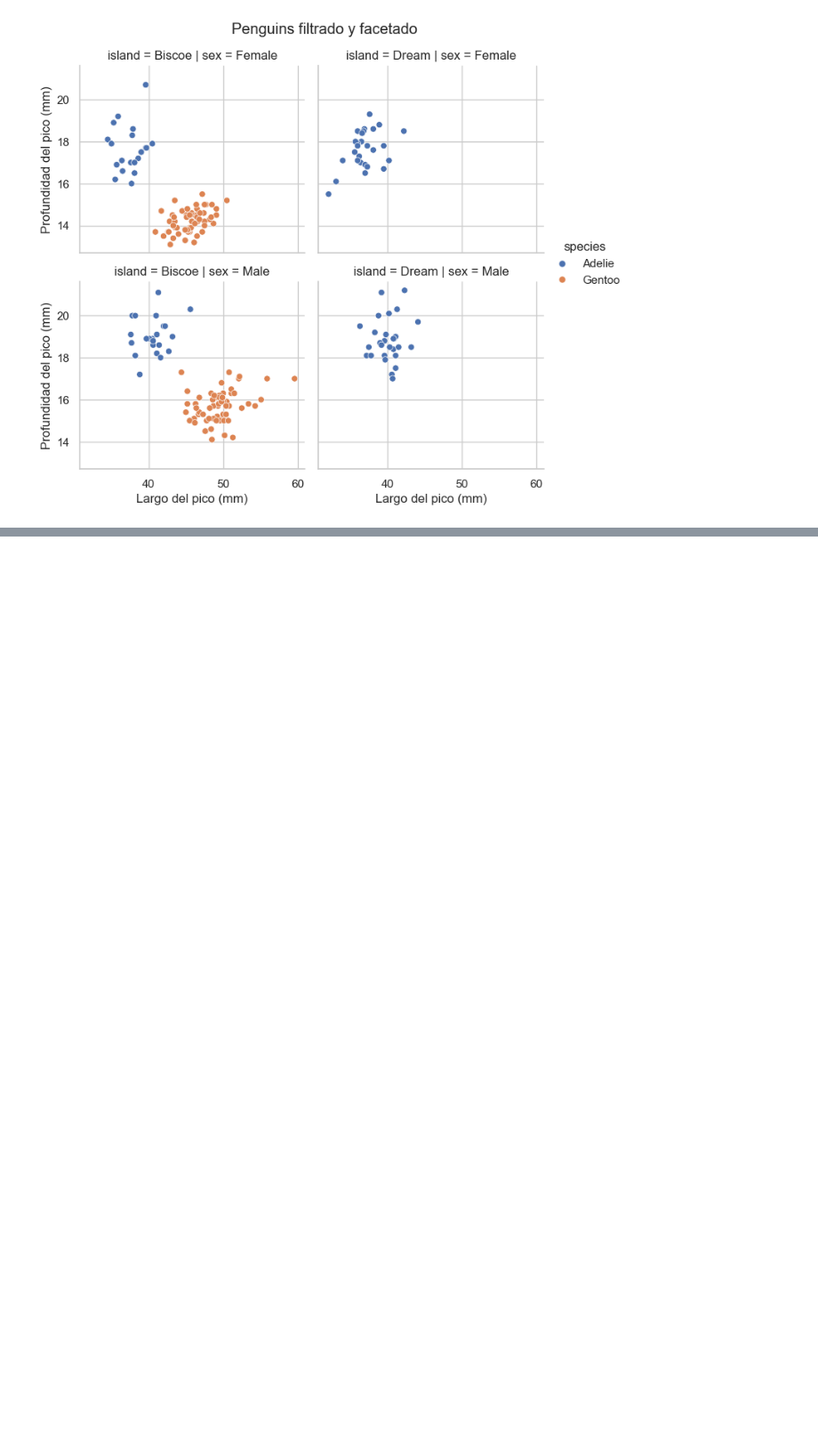
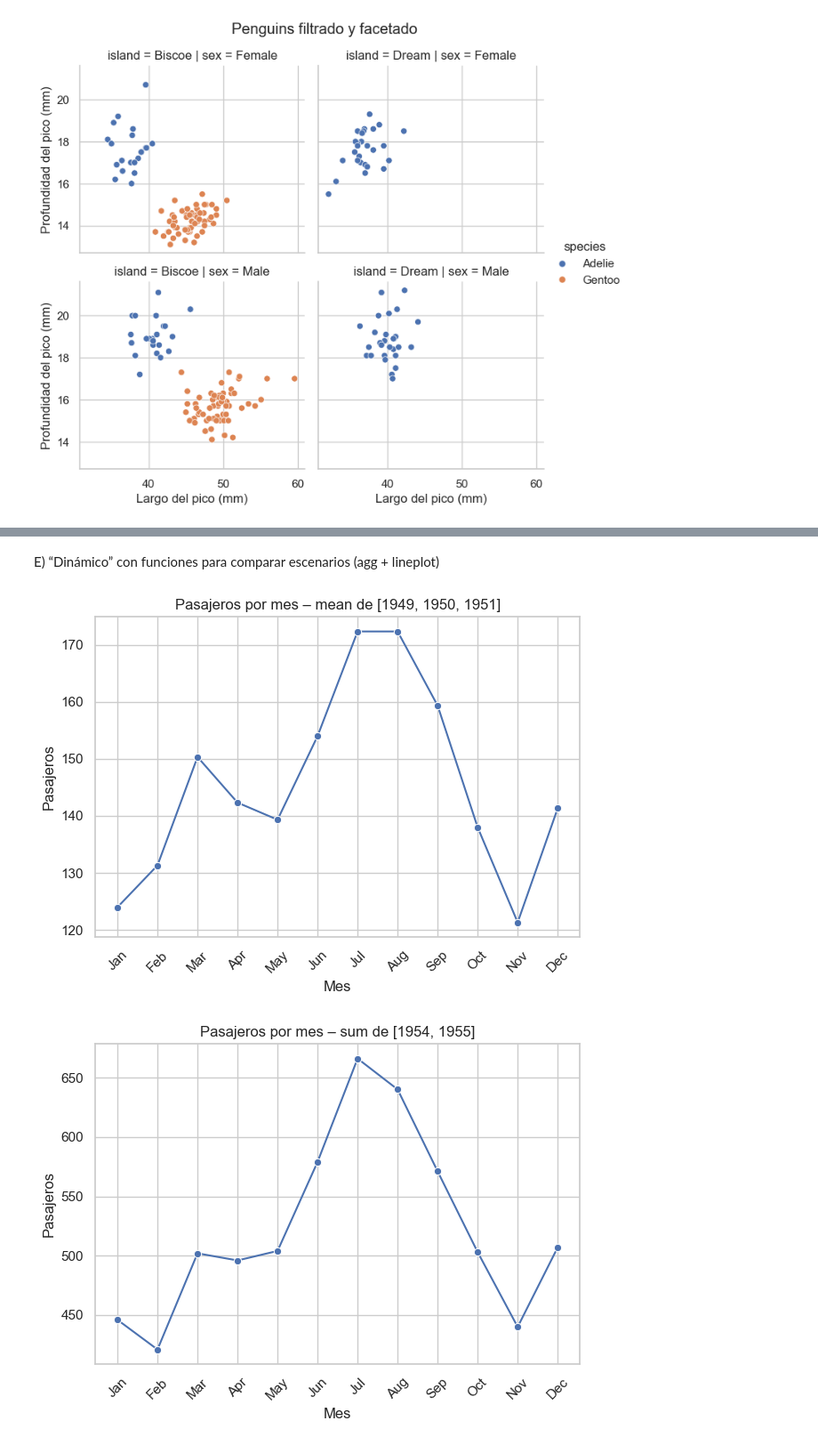
Before and after one commit to wilson-j-insaurralde/Seaborn, a Jupyter notebook: teoria/008_Integración con Pandas.ipynb, the cells around one changed output, grey strips where cells are left out. Shown at 89% size. Drawn from its saved outputs; the diff is of its cells as text; code cells hidden in the pictures; blank space fills up the shorter version.

```diff
--- a/teoria/008_Integración con Pandas.ipynb
+++ b/teoria/008_Integración con Pandas.ipynb
@@ -170,0 +195,32 @@ plt.show()
+# %% [markdown]
+E) “Dinámico” con funciones para comparar escenarios (agg + lineplot)
+# %%
+import seaborn as sns
+import matplotlib.pyplot as plt
+import pandas as pd
+
+sns.set_theme(style="whitegrid", context="notebook")
+flights = sns.load_dataset("flights")
+
+def plot_flights(years=None, agg="mean"):
+    df = flights.copy()
+    if years:
+        df = df[df["year"].isin(years)]
+    # Pivot para tener meses como índice y años como columnas
+    tabla = df.pivot(index="month", columns="year", values="passengers")
+    # Agregación entre años seleccionados (mean o sum)
+    serie = getattr(tabla, agg)(axis=1)
+    sns.lineplot(x=serie.index, y=serie.values, marker="o")
+    plt.title(f"Pasajeros por mes – {agg} de {years if years else 'todos los años'}")
+    plt.xlabel("Mes")
+    plt.ylabel("Pasajeros")
+    plt.xticks(rotation=45)
+    plt.tight_layout()
+    plt.show()
+
+# Ejemplos:
+plot_flights(years=[1949, 1950, 1951], agg="mean")
+plot_flights(years=[1954, 1955], agg="sum")
+# %% [output]
+[figure, added]
+[figure, added]
```
Also changed, not shown: parts of 2 cells of this notebook.
